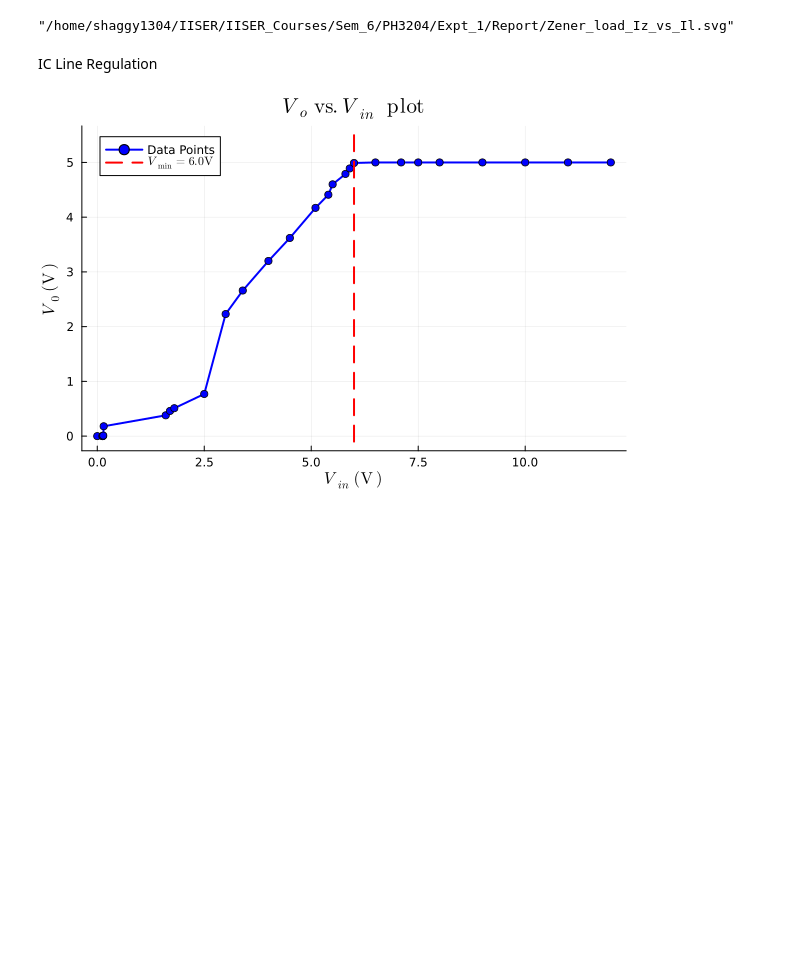
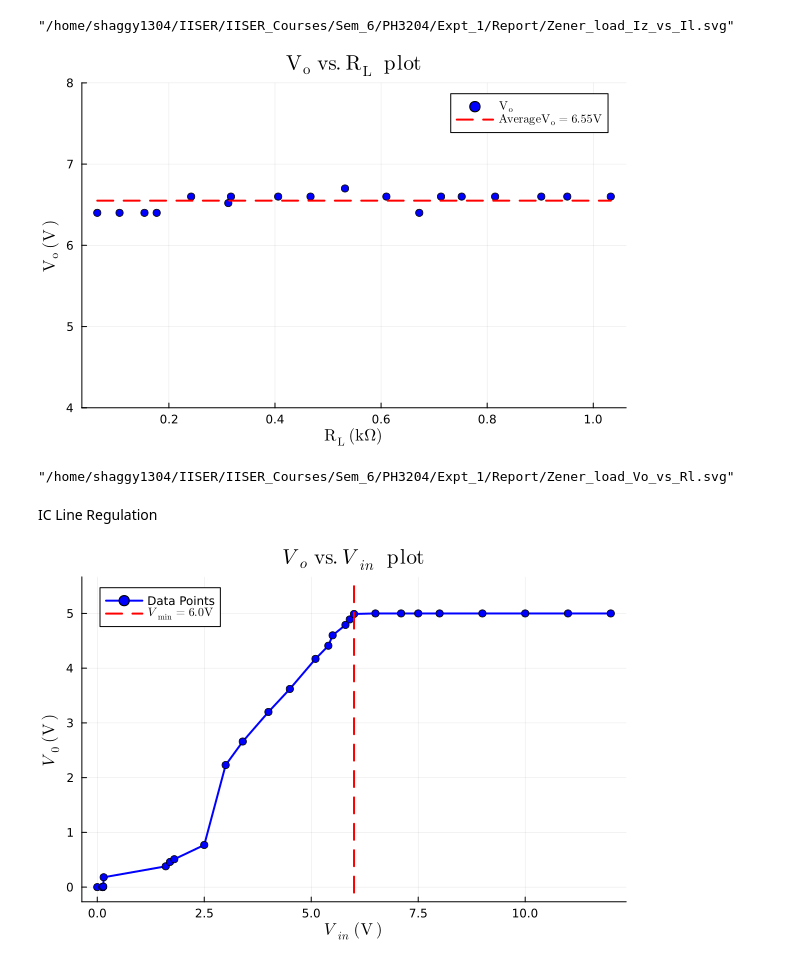
Before and after one commit to LoneWolf1304/PH3204, a Jupyter notebook: Expt_1/Report/Plots.ipynb, the cells around one changed output. Cells and saved outputs as stored; diff of their text form; code cells hidden in the pictures; blank space fills up the shorter version.

Commit message:
completed zener diode part

```diff
--- a/Expt_1/Report/Plots.ipynb
+++ b/Expt_1/Report/Plots.ipynb
@@ -105,3 +112,15 @@ annotate!(2.6, 1.9, "Slope of fit curve: $(round(f.param[1],digits=3))± $(round
 savefig("Zener_load_Iz_vs_Il.svg")
 # %% [output]
 "/home/shaggy1304/IISER/IISER_Courses/Sem_6/PH3204/Expt_1/Report/Zener_load_Iz_vs_Il.svg"
+# %%
+Rl = df3[!, 1]
+Vz = df3[!, 4]
+avg = round(sum(Vz)/length(Vz), digits=2)
+scatter(Rl,Vz,ylim =(4,8), label=L"\mathrm{V_o}", xlabel=L"\mathrm{R_L} \ \mathrm{(k\Omega)}", ylabel=L"\mathrm{V_o}  \ \mathrm{(V)}", title=L"\mathrm{V_o} \ \mathrm{vs.}  \mathrm{R_L} \ \ \mathrm{plot}", lw=2, color="blue", legend=:topright, grid=:on)
+plot!( Rl, avg*ones(length(Rl)), label=L"\mathrm{Average V_o} = %$avg \mathrm{V}", lw=2, color="red", linestyle=:dash)
+# %% [output]
+[figure, added]
+# %%
+savefig("Zener_load_Vo_vs_Rl.svg")
+# %% [output]
+"/home/shaggy1304/IISER/IISER_Courses/Sem_6/PH3204/Expt_1/Report/Zener_load_Vo_vs_Rl.svg"
```
Also changed, not shown: parts of 5 cells of this notebook, 20 other files.
